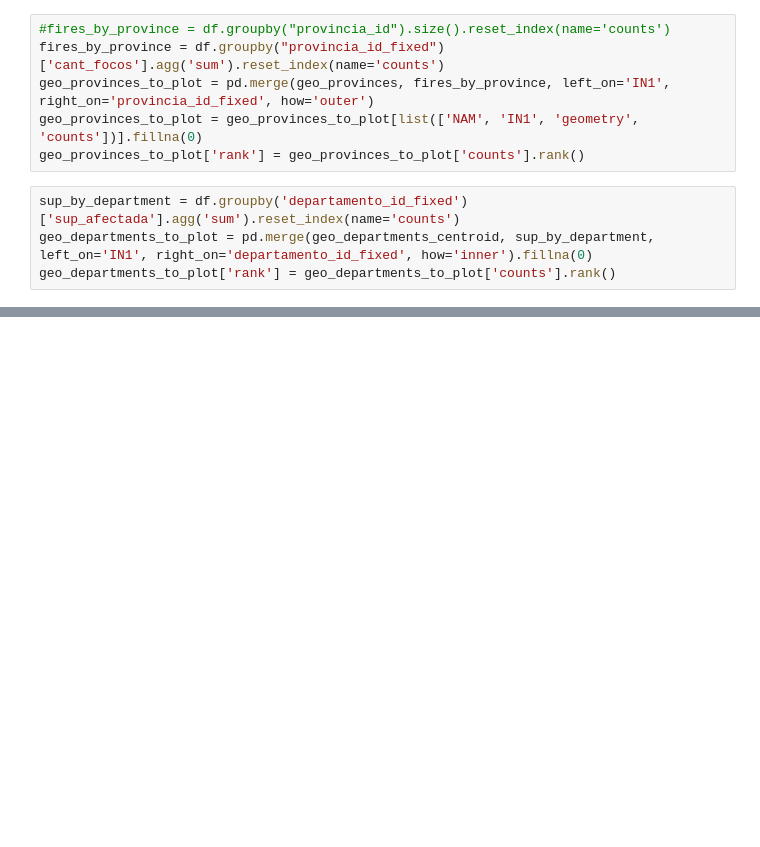
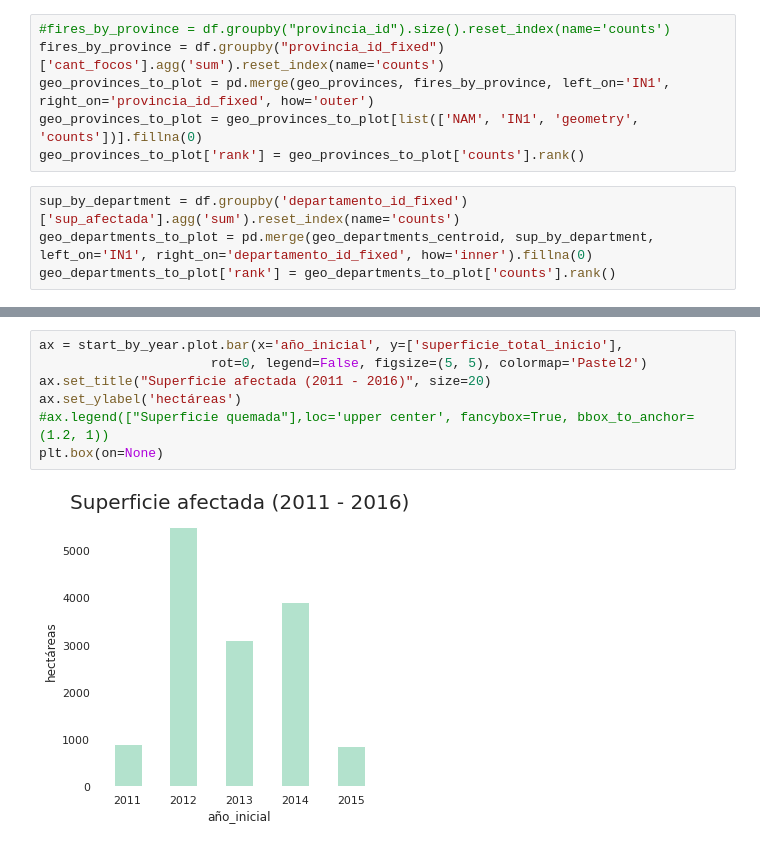
Before and after one commit to juanknebel/visualizacion-de-la-informacion-2020, a Jupyter notebook: tp1/tp1.ipynb, the cells around one changed output, grey strips where cells are left out. Saved outputs shown, nothing was run; the diff lists cells and outputs as text; blank space fills up the shorter version.

```diff
--- a/tp1/tp1.ipynb
+++ b/tp1/tp1.ipynb
@@ -50,0 +90,9 @@ plt.box(on=None)
+# %%
+ax = start_by_year.plot.bar(x='año_inicial', y=['superficie_total_inicio'],
+                      rot=0, legend=False, figsize=(5, 5), colormap='Pastel2')
+ax.set_title("Superficie afectada (2011 - 2016)", size=20)
+ax.set_ylabel('hectáreas')
+#ax.legend(["Superficie quemada"],loc='upper center', fancybox=True, bbox_to_anchor=(1.2, 1))
+plt.box(on=None)
+# %% [output]
+[figure, added]
```
Also changed, not shown: parts of 9 cells of this notebook, 5 other files.
